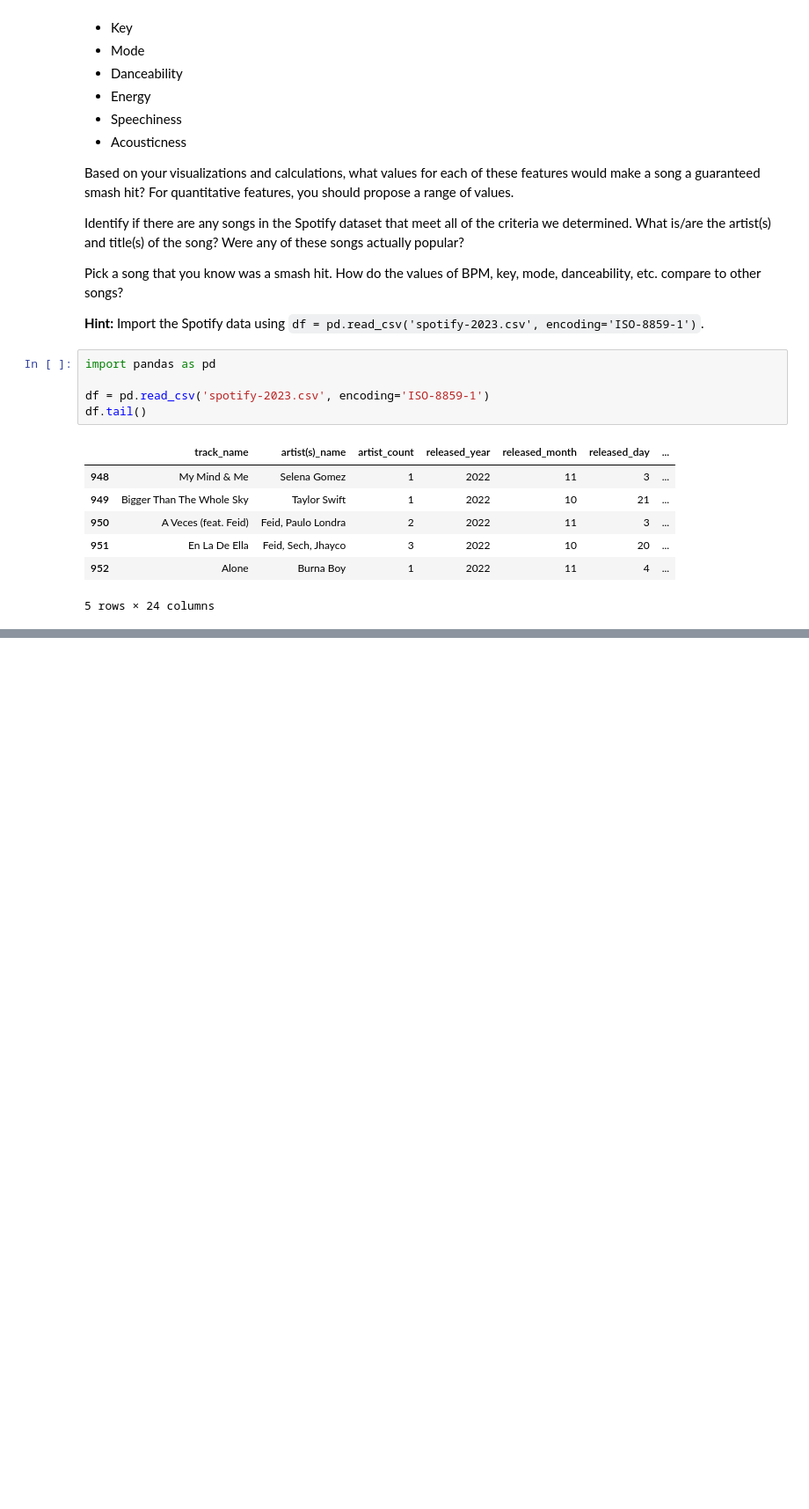
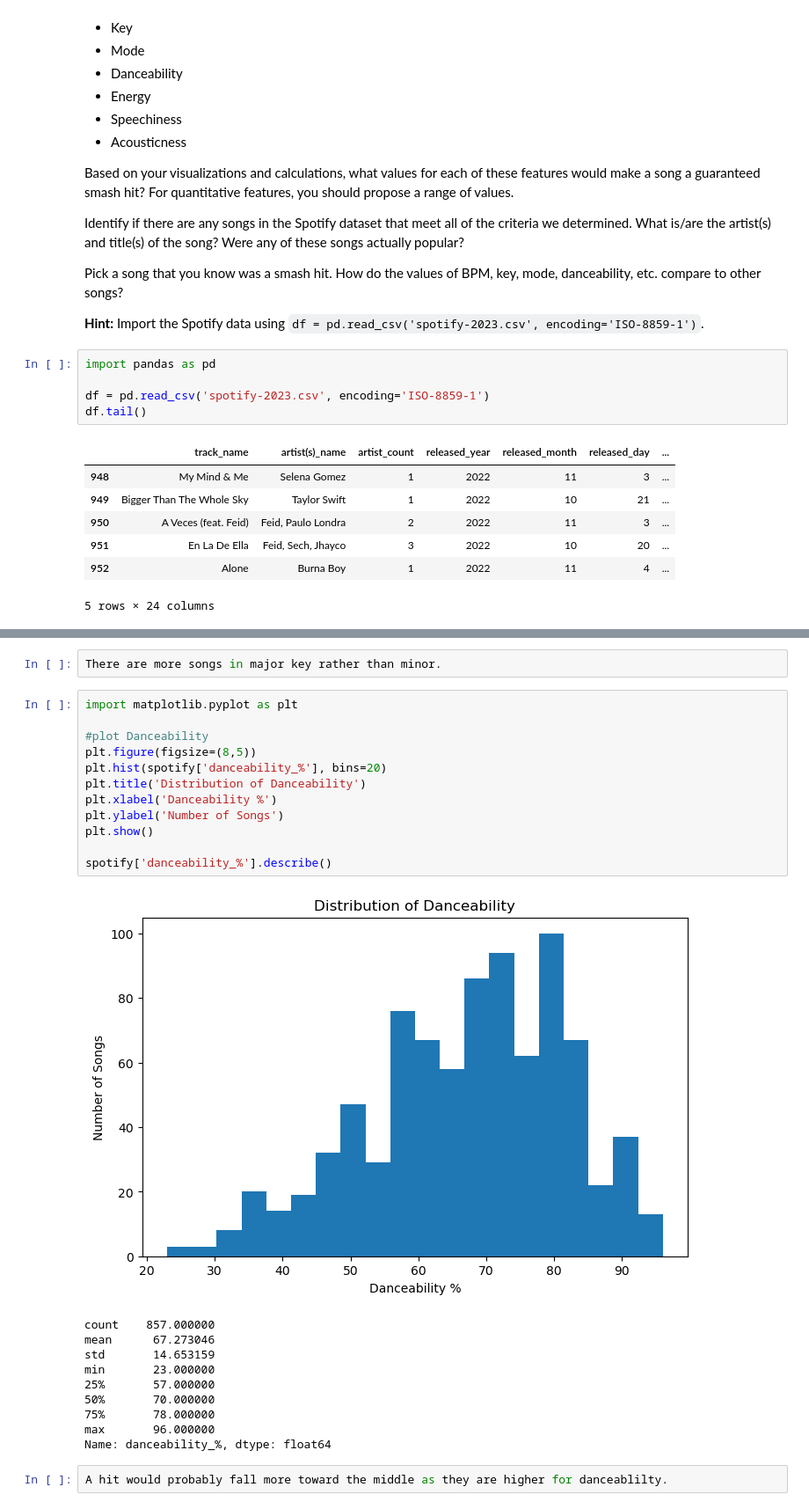
Before and after one commit to jennduke/Data_Visualization_And_Modeling, a Jupyter notebook: Lab/1.3 Data Visualization Lab.ipynb, the cells around one changed output, grey strips where cells are left out. Shown at 88% size. Cells and saved outputs as stored; diff of their text form; blank space fills up the shorter version.

```diff
--- a/Lab/1.3 Data Visualization Lab.ipynb
+++ b/Lab/1.3 Data Visualization Lab.ipynb
@@ -34,0 +156,27 @@ df.tail()
+# %%
+There are more songs in major key rather than minor.
+# %%
+import matplotlib.pyplot as plt
+
+#plot Danceability
+plt.figure(figsize=(8,5))
+plt.hist(spotify['danceability_%'], bins=20)
+plt.title('Distribution of Danceability')
+plt.xlabel('Danceability %')
+plt.ylabel('Number of Songs')
+plt.show()
+
+spotify['danceability_%'].describe()
+# %% [output]
+[figure, added]
+count    857.000000
+mean      67.273046
+std       14.653159
+min       23.000000
+25%       57.000000
+50%       70.000000
+75%       78.000000
+max       96.000000
+Name: danceability_%, dtype: float64
+# %%
+A hit would probably fall more toward the middle as they are higher for danceablilty.
```
Also changed, not shown: parts of 17 cells of this notebook.
